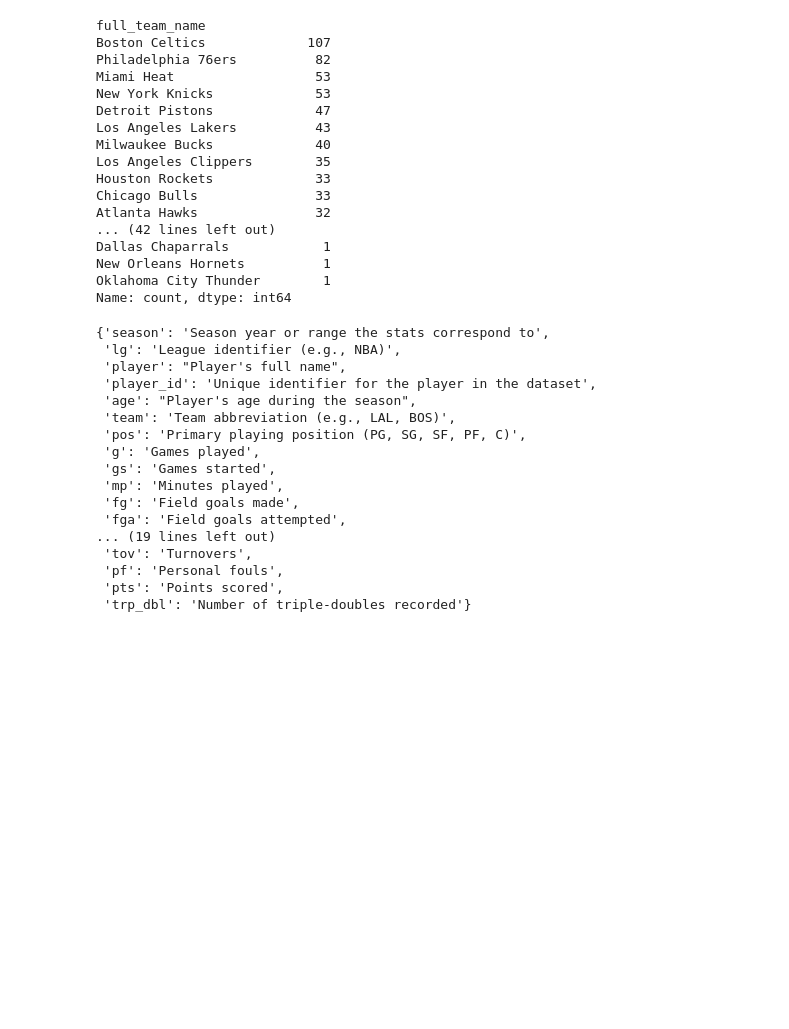
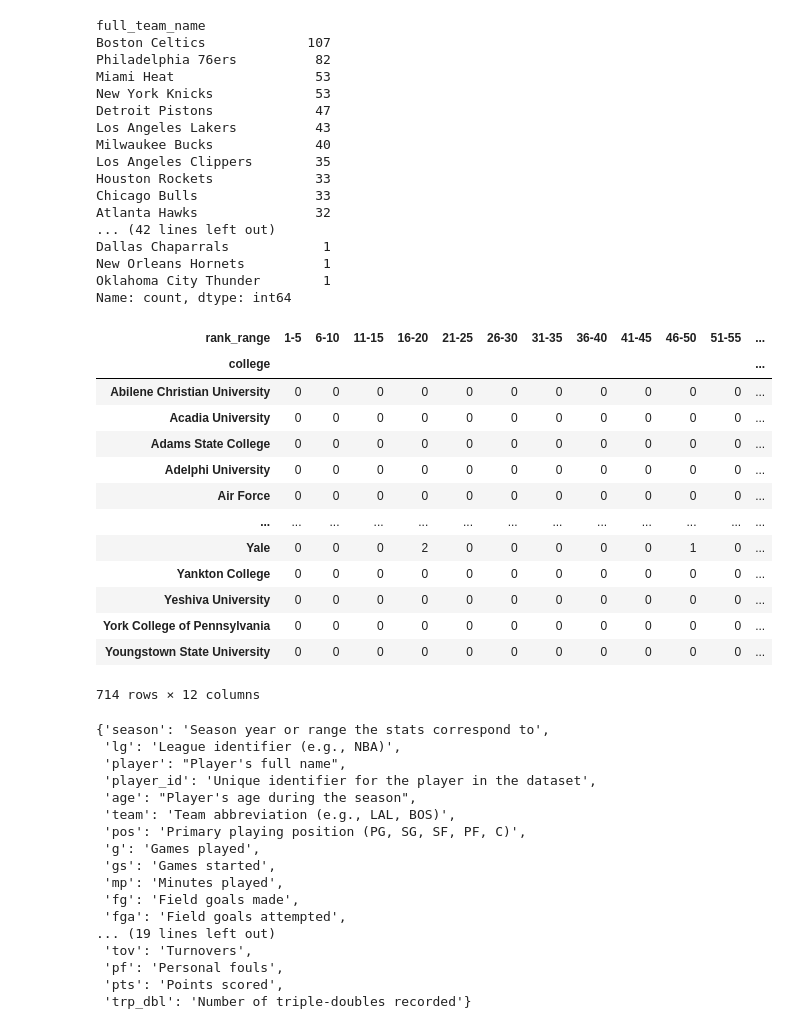
Before and after one commit to jouell3/Sport_stat, a Jupyter notebook: First_app_NBA.ipynb, the cells around one changed output. Saved outputs shown, nothing was run; the diff lists cells and outputs as text; code cells hidden in the pictures; blank space fills up the shorter version.

```diff
--- a/First_app_NBA.ipynb
+++ b/First_app_NBA.ipynb
@@ -85,4 +85,21 @@ univ2 = np.load("cache/university_rankings.pkl", allow_pickle=True)
 univ = np.ravel(univ2)[0]
 top_ranking = pd.DataFrame(univ2['top_univ'])
 #top_ranking.to_csv("data/University Rankings.csv", index=False)
+# %%
+univ2["univ_by_range"]
+# %% [output]
+| rank_range | 1-5 | 6-10 | 11-15 | 16-20 | 21-25 | 26-30 | 31-35 | 36-40 | 41-45 | 46-50 | 51-55 | ... |
+| college |  |  |  |  |  |  |  |  |  |  |  | ... |
+| Abilene Christian University | 0 | 0 | 0 | 0 | 0 | 0 | 0 | 0 | 0 | 0 | 0 | ... |
+| Acadia University | 0 | 0 | 0 | 0 | 0 | 0 | 0 | 0 | 0 | 0 | 0 | ... |
+| Adams State College | 0 | 0 | 0 | 0 | 0 | 0 | 0 | 0 | 0 | 0 | 0 | ... |
+| Adelphi University | 0 | 0 | 0 | 0 | 0 | 0 | 0 | 0 | 0 | 0 | 0 | ... |
+| Air Force | 0 | 0 | 0 | 0 | 0 | 0 | 0 | 0 | 0 | 0 | 0 | ... |
+| ... | ... | ... | ... | ... | ... | ... | ... | ... | ... | ... | ... | ... |
+| Yale | 0 | 0 | 0 | 2 | 0 | 0 | 0 | 0 | 0 | 1 | 0 | ... |
+| Yankton College | 0 | 0 | 0 | 0 | 0 | 0 | 0 | 0 | 0 | 0 | 0 | ... |
+| Yeshiva University | 0 | 0 | 0 | 0 | 0 | 0 | 0 | 0 | 0 | 0 | 0 | ... |
+| York College of Pennsylvania | 0 | 0 | 0 | 0 | 0 | 0 | 0 | 0 | 0 | 0 | 0 | ... |
+| Youngstown State University | 0 | 0 | 0 | 0 | 0 | 0 | 0 | 0 | 0 | 0 | 0 | ... |
+714 rows × 12 columns
 # %%
```
Also changed, not shown: parts of 1 cell of this notebook.
